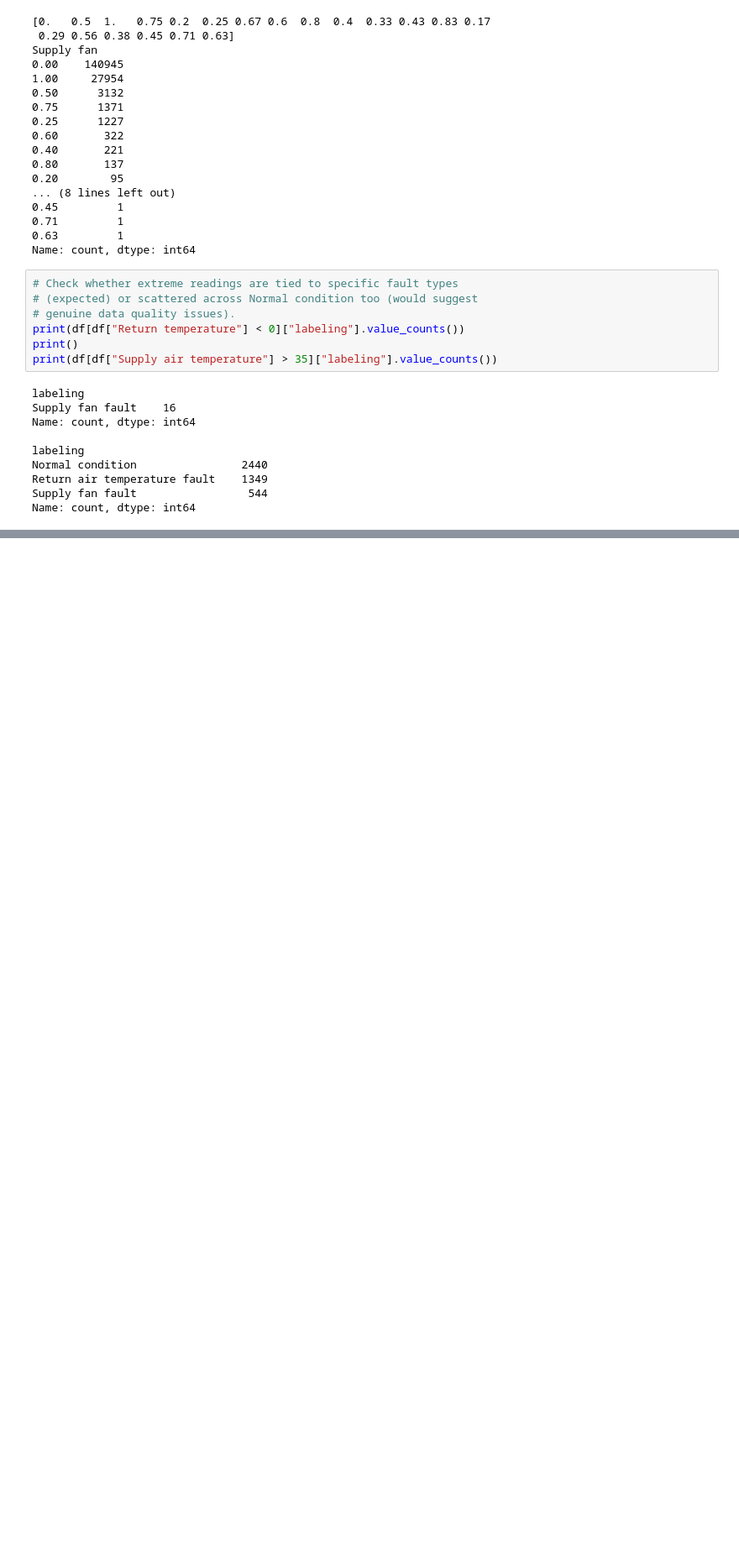
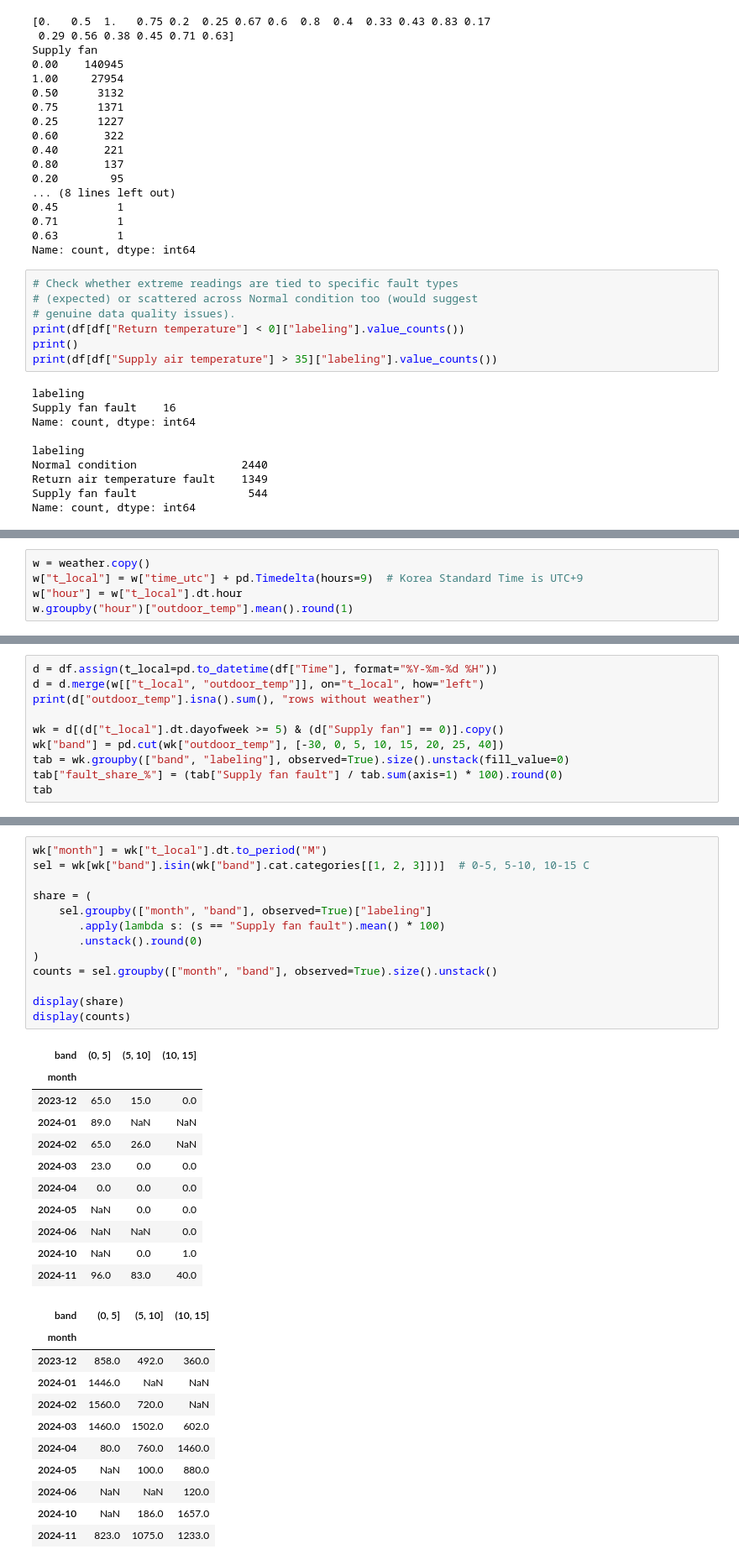
Before and after one commit to BharathiGaneshkumar/agentic-bms, a Jupyter notebook: notebooks/01_eda.ipynb, the cells around one changed output, grey strips where cells are left out. Shown at 84% size. Drawn from its saved outputs; the diff is of its cells as text; blank space fills up the shorter version.

```diff
--- a/notebooks/01_eda.ipynb
+++ b/notebooks/01_eda.ipynb
@@ -427,0 +708,5 @@ Name: count, dtype: int64
+# %%
+w = weather.copy()
+w["t_local"] = w["time_utc"] + pd.Timedelta(hours=9)  # Korea Standard Time is UTC+9
+w["hour"] = w["t_local"].dt.hour
+w.groupby("hour")["outdoor_temp"].mean().round(1)
@@ -427,0 +731,10 @@ Name: count, dtype: int64
+# %%
+d = df.assign(t_local=pd.to_datetime(df["Time"], format="%Y-%m-%d %H"))
+d = d.merge(w[["t_local", "outdoor_temp"]], on="t_local", how="left")
+print(d["outdoor_temp"].isna().sum(), "rows without weather")
+
+wk = d[(d["t_local"].dt.dayofweek >= 5) & (d["Supply fan"] == 0)].copy()
+wk["band"] = pd.cut(wk["outdoor_temp"], [-30, 0, 5, 10, 15, 20, 25, 40])
+tab = wk.groupby(["band", "labeling"], observed=True).size().unstack(fill_value=0)
+tab["fault_share_%"] = (tab["Supply fan fault"] / tab.sum(axis=1) * 100).round(0)
+tab
@@ -427,0 +752,36 @@ Name: count, dtype: int64
+# %%
+wk["month"] = wk["t_local"].dt.to_period("M")
+sel = wk[wk["band"].isin(wk["band"].cat.categories[[1, 2, 3]])]  # 0-5, 5-10, 10-15 C
+
+share = (
+    sel.groupby(["month", "band"], observed=True)["labeling"]
+       .apply(lambda s: (s == "Supply fan fault").mean() * 100)
+       .unstack().round(0)
+)
+counts = sel.groupby(["month", "band"], observed=True).size().unstack()
+
+display(share)
+display(counts)
+# %% [output]
+| band | (0, 5] | (5, 10] | (10, 15] |
+| month |  |  |  |
+| 2023-12 | 65.0 | 15.0 | 0.0 |
+| 2024-01 | 89.0 | NaN | NaN |
+| 2024-02 | 65.0 | 26.0 | NaN |
+| 2024-03 | 23.0 | 0.0 | 0.0 |
+| 2024-04 | 0.0 | 0.0 | 0.0 |
+| 2024-05 | NaN | 0.0 | 0.0 |
+| 2024-06 | NaN | NaN | 0.0 |
+| 2024-10 | NaN | 0.0 | 1.0 |
+| 2024-11 | 96.0 | 83.0 | 40.0 |
+| band | (0, 5] | (5, 10] | (10, 15] |
+| month |  |  |  |
+| 2023-12 | 858.0 | 492.0 | 360.0 |
+| 2024-01 | 1446.0 | NaN | NaN |
+| 2024-02 | 1560.0 | 720.0 | NaN |
+| 2024-03 | 1460.0 | 1502.0 | 602.0 |
+| 2024-04 | 80.0 | 760.0 | 1460.0 |
+| 2024-05 | NaN | 100.0 | 880.0 |
+| 2024-06 | NaN | NaN | 120.0 |
+| 2024-10 | NaN | 186.0 | 1657.0 |
+| 2024-11 | 823.0 | 1075.0 | 1233.0 |
```
Also changed, not shown: parts of 27 cells of this notebook.
